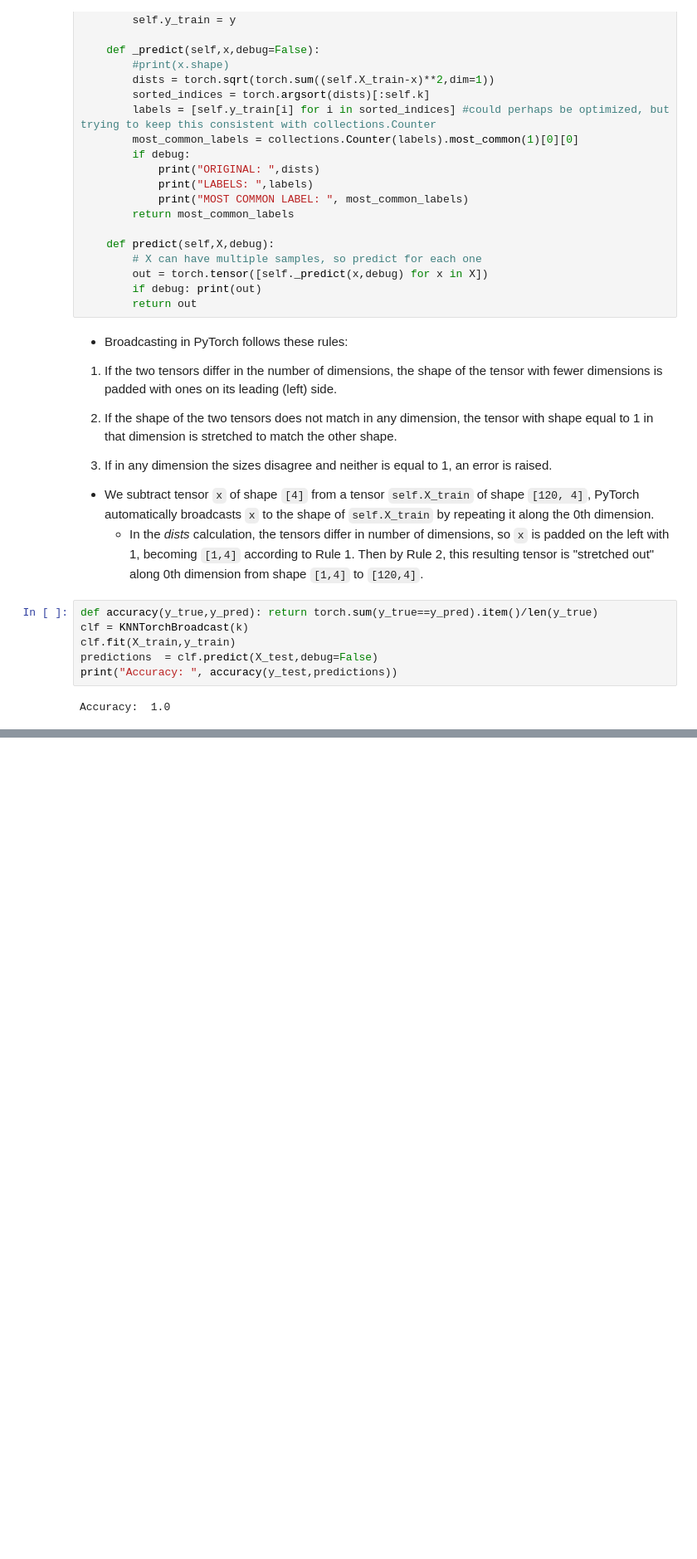
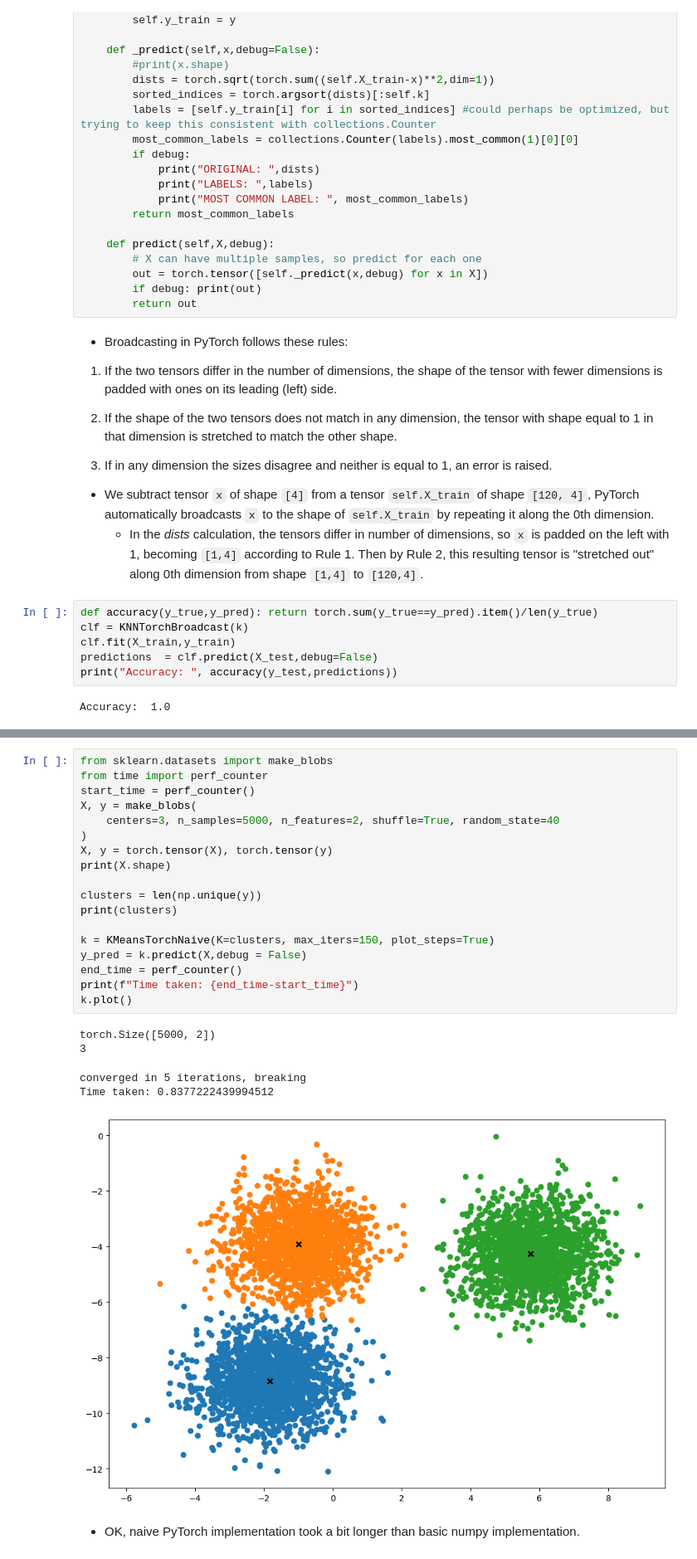
Before and after one commit to dapopov-st/dpv-site, a Jupyter notebook: notes/ml-algos-numpy-torch.ipynb, the cells around one changed output, grey strips where cells are left out. Shown at 83% size. Saved outputs shown, nothing was run; the diff lists cells and outputs as text; blank space fills up the shorter version.

```diff
--- a/notes/ml-algos-numpy-torch.ipynb
+++ b/notes/ml-algos-numpy-torch.ipynb
@@ -158,0 +371,26 @@ Accuracy:  1.0
+# %%
+from sklearn.datasets import make_blobs
+from time import perf_counter
+start_time = perf_counter()
+X, y = make_blobs(
+    centers=3, n_samples=5000, n_features=2, shuffle=True, random_state=40
+)
+X, y = torch.tensor(X), torch.tensor(y)
+print(X.shape)
+
+clusters = len(np.unique(y))
+print(clusters)
+
+k = KMeansTorchNaive(K=clusters, max_iters=150, plot_steps=True)
+y_pred = k.predict(X,debug = False)
+end_time = perf_counter()
+print(f"Time taken: {end_time-start_time}")
+k.plot()
+# %% [output]
+torch.Size([5000, 2])
+3
+converged in 5 iterations, breaking
+Time taken: 0.8377222439994512
+[figure, added]
+# %% [markdown]
+- OK, naive PyTorch implementation took a bit longer than basic numpy implementation.
```
Also changed, not shown: parts of 14 cells of this notebook, 11 other files.
